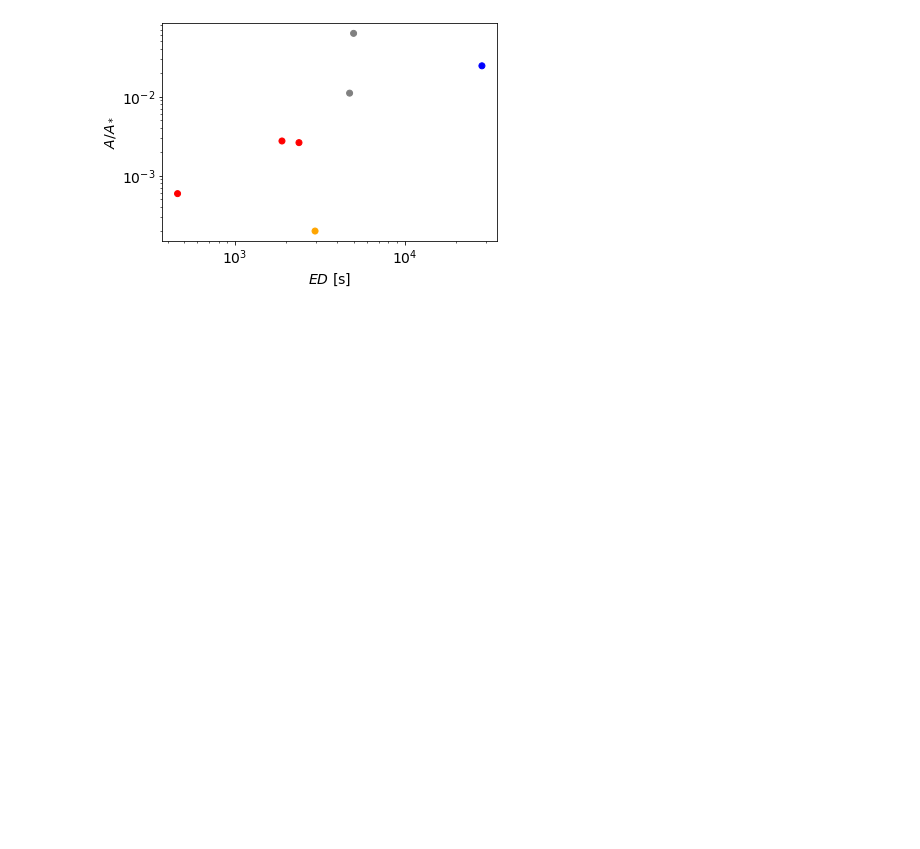
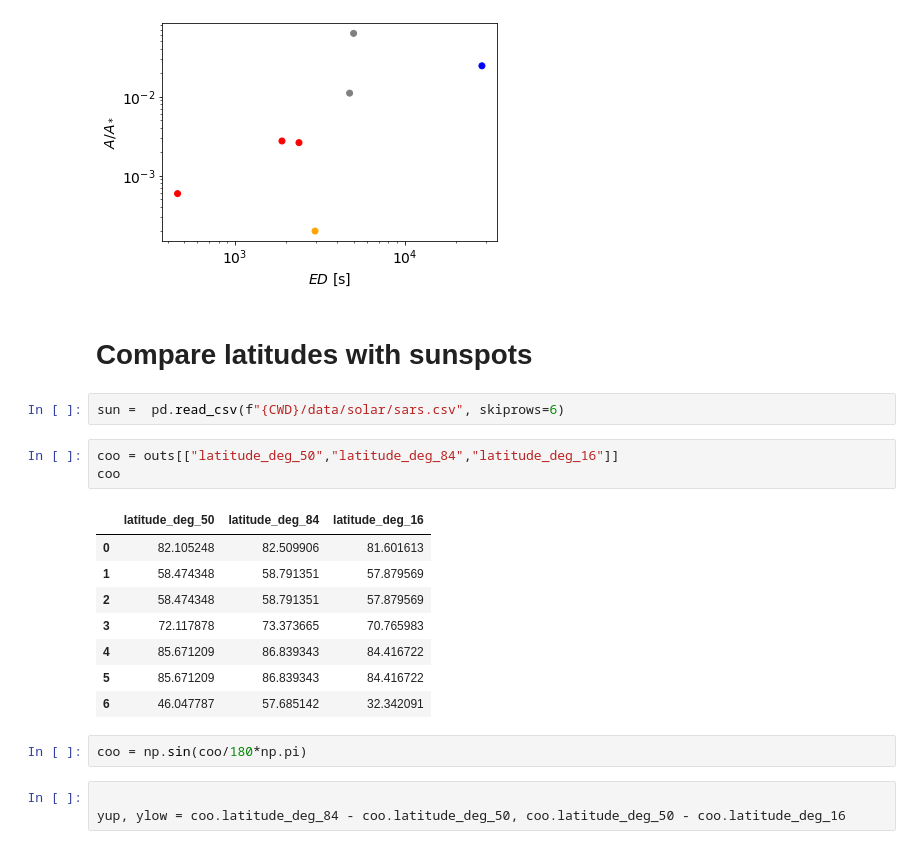
Before and after one commit to ekaterinailin/MalachiteMountains, a Jupyter notebook: analysis/notebooks/NB100_flare_latitudes_and_other_posteriors.ipynb, the cells around one changed output. Drawn from its saved outputs; the diff is of its cells as text; blank space fills up the shorter version.

```diff
--- a/analysis/notebooks/NB100_flare_latitudes_and_other_posteriors.ipynb
+++ b/analysis/notebooks/NB100_flare_latitudes_and_other_posteriors.ipynb
@@ -206,3 +216,24 @@ plt.ylabel(r"$A/A_*$")
 # %% [output]
 Text(0, 0.5, '$A/A_*$')
 [figure]
+# %% [markdown]
+# Compare latitudes with sunspots
+# %%
+sun =  pd.read_csv(f"{CWD}/data/solar/sars.csv", skiprows=6)
+# %%
+coo = outs[["latitude_deg_50","latitude_deg_84","latitude_deg_16"]]
+coo
+# %% [output]
+|  | latitude_deg_50 | latitude_deg_84 | latitude_deg_16 |
+| 0 | 82.105248 | 82.509906 | 81.601613 |
+| 1 | 58.474348 | 58.791351 | 57.879569 |
+| 2 | 58.474348 | 58.791351 | 57.879569 |
+| 3 | 72.117878 | 73.373665 | 70.765983 |
+| 4 | 85.671209 | 86.839343 | 84.416722 |
+| 5 | 85.671209 | 86.839343 | 84.416722 |
+| 6 | 46.047787 | 57.685142 | 32.342091 |
+# %%
+coo = np.sin(coo/180*np.pi)
+# %%
+
+yup, ylow = coo.latitude_deg_84 - coo.latitude_deg_50, coo.latitude_deg_50 - coo.latitude_deg_16
```
Also changed, not shown: parts of 3 cells of this notebook.
